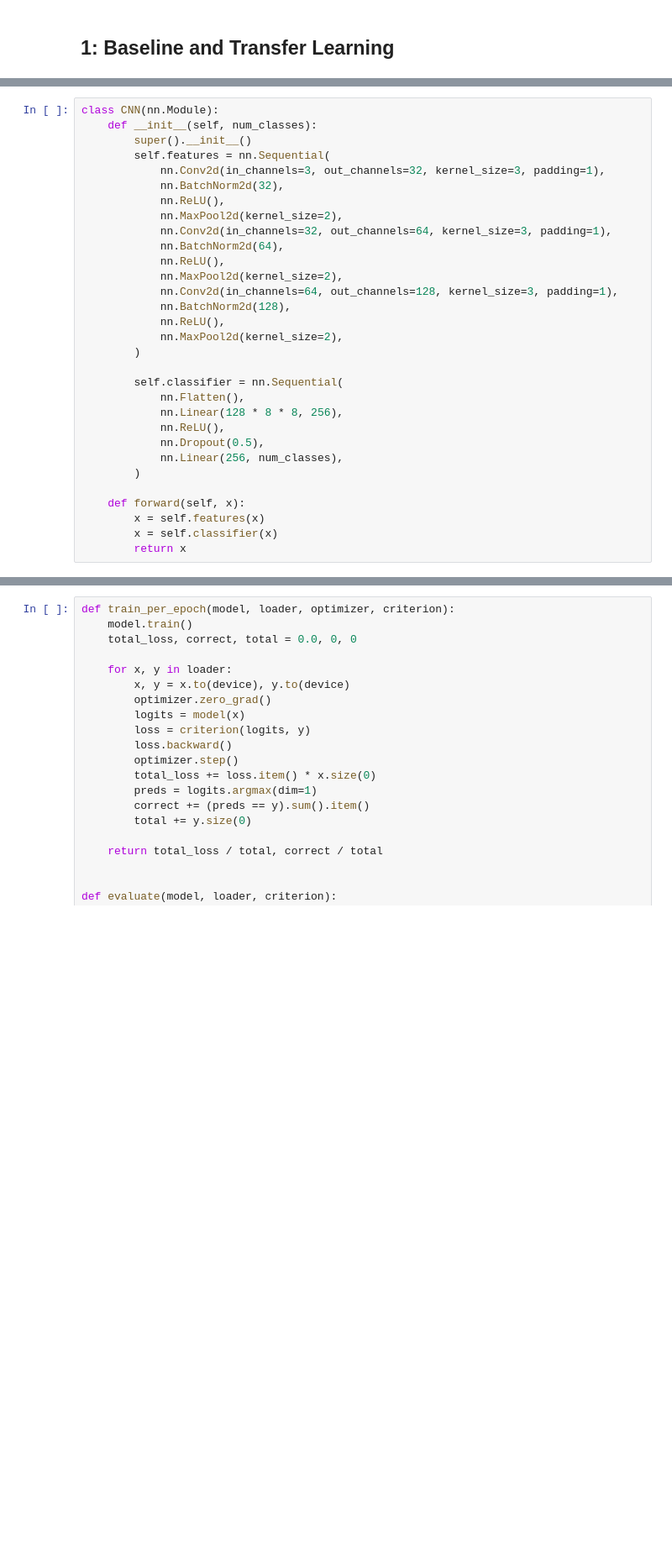
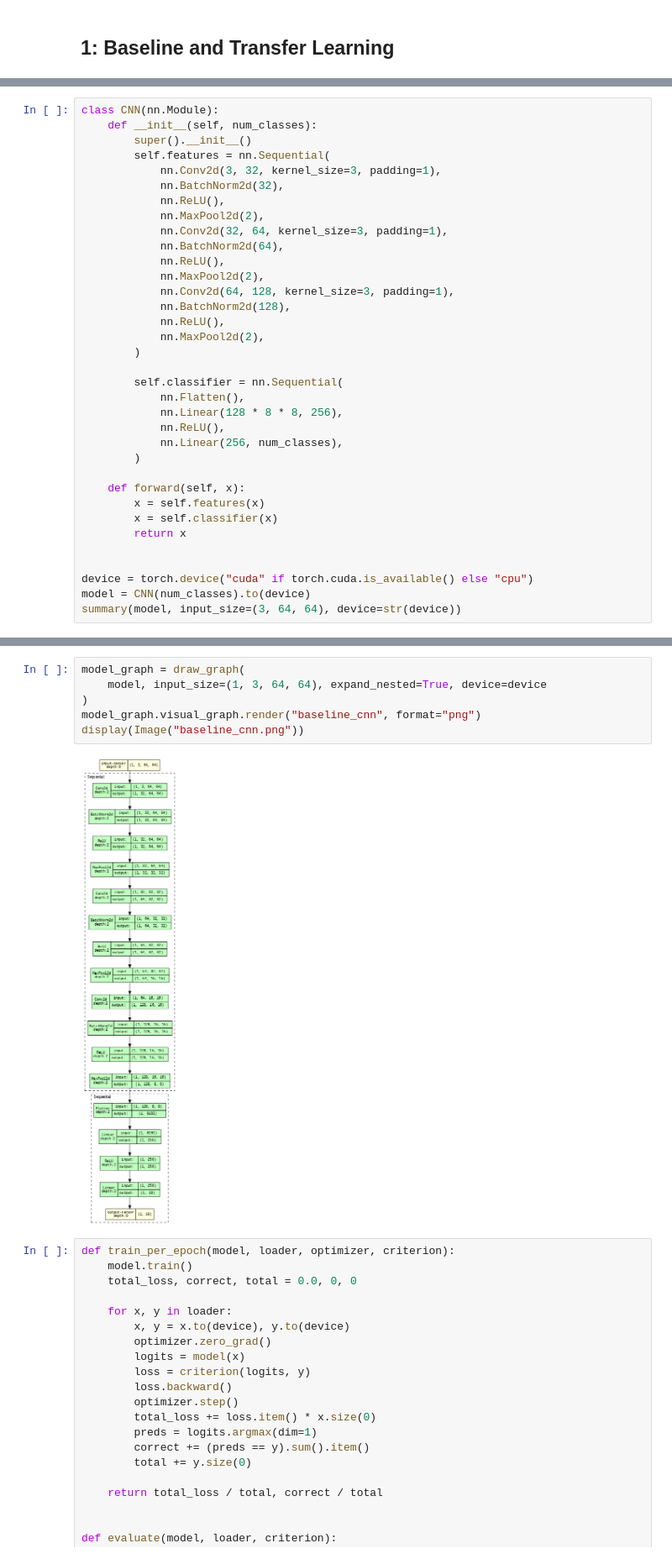
Before and after one commit to dboutzounis/Satellite-Data-Comparative-Study, a Jupyter notebook: satellite_image_classification.ipynb, the cells around one changed output, grey strips where cells are left out. Shown at 84% size. Drawn from its saved outputs; the diff is of its cells as text; blank space fills up the shorter version.

```diff
--- a/satellite_image_classification.ipynb
+++ b/satellite_image_classification.ipynb
@@ -208,25 +216,24 @@ class CNN(nn.Module):
     def __init__(self, num_classes):
         super().__init__()
         self.features = nn.Sequential(
-            nn.Conv2d(in_channels=3, out_channels=32, kernel_size=3, padding=1),
+            nn.Conv2d(3, 32, kernel_size=3, padding=1),
             nn.BatchNorm2d(32),
             nn.ReLU(),
-            nn.MaxPool2d(kernel_size=2),
-            nn.Conv2d(in_channels=32, out_channels=64, kernel_size=3, padding=1),
+            nn.MaxPool2d(2),
+            nn.Conv2d(32, 64, kernel_size=3, padding=1),
             nn.BatchNorm2d(64),
             nn.ReLU(),
-            nn.MaxPool2d(kernel_size=2),
-            nn.Conv2d(in_channels=64, out_channels=128, kernel_size=3, padding=1),
+            nn.MaxPool2d(2),
+            nn.Conv2d(64, 128, kernel_size=3, padding=1),
             nn.BatchNorm2d(128),
             nn.ReLU(),
-            nn.MaxPool2d(kernel_size=2),
+            nn.MaxPool2d(2),
         )
 
         self.classifier = nn.Sequential(
             nn.Flatten(),
             nn.Linear(128 * 8 * 8, 256),
             nn.ReLU(),
-            nn.Dropout(0.5),
             nn.Linear(256, num_classes),
         )
 
@@ -234,3 +241,8 @@ class CNN(nn.Module):
         x = self.features(x)
         x = self.classifier(x)
         return x
+
+
+device = torch.device("cuda" if torch.cuda.is_available() else "cpu")
+model = CNN(num_classes).to(device)
+summary(model, input_size=(3, 64, 64), device=str(device))
@@ -237,3 +267,11 @@ class CNN(nn.Module):
+# %%
+model_graph = draw_graph(
+    model, input_size=(1, 3, 64, 64), expand_nested=True, device=device
+)
+model_graph.visual_graph.render("baseline_cnn", format="png")
+display(Image("baseline_cnn.png"))
+# %% [output]
+[figure, added]
 # %%
 def train_per_epoch(model, loader, optimizer, criterion):
     model.train()
```
Also changed, not shown: parts of 8 cells of this notebook.
